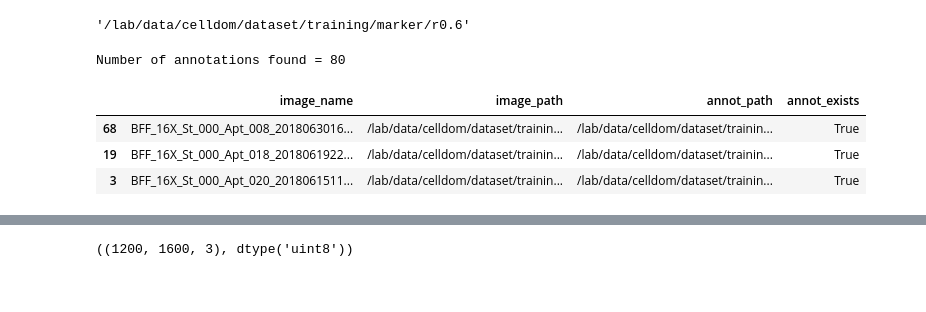
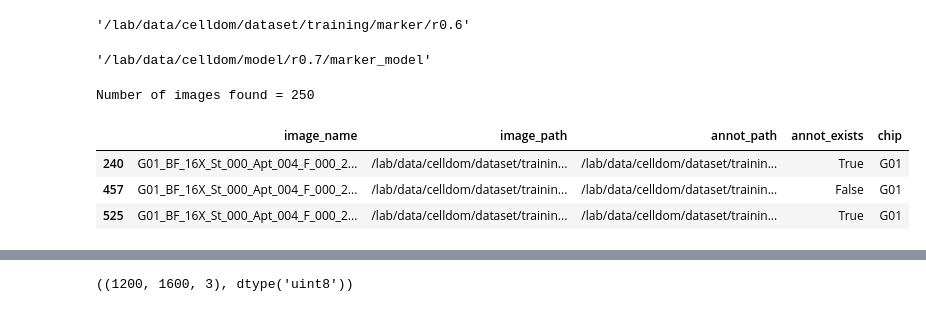
Before and after one commit to hammerlab/SmartCount, a Jupyter notebook: python/notebook/training/markers/marker_model_training.ipynb, the cells around one changed output, grey strips where cells are left out. Cells and saved outputs as stored; diff of their text form; code cells hidden in the pictures.

```diff
--- a/python/notebook/training/markers/marker_model_training.ipynb
+++ b/python/notebook/training/markers/marker_model_training.ipynb
@@ -35,13 +40,22 @@ Using TensorFlow backend.
 marker_data_dir
 # %% [output]
 '/lab/data/celldom/dataset/training/marker/r0.6'
+# %%
+model_dir
+# %% [output]
+'/lab/data/celldom/model/r0.7/marker_model'
 # %%
 images = dataset_utils.get_data_files(marker_data_dir, patterns=['*.tif'])
-print('Number of annotations found =', len(images))
+images['chip'] = images['image_name'].apply(lambda v: v.split('_')[0])
+
+#REMOVE
+images = images[images['chip'] == 'G01']
+
+print('Number of images found =', len(images))
 images[:3]
 # %% [output]
-Number of annotations found = 80
+Number of images found = 250
-|  | image_name | image_path | annot_path | annot_exists |
-| 68 | BFF_16X_St_000_Apt_008_2018063016... | /lab/data/celldom/dataset/trainin... | /lab/data/celldom/dataset/trainin... | True |
-| 19 | BFF_16X_St_000_Apt_018_2018061922... | /lab/data/celldom/dataset/trainin... | /lab/data/celldom/dataset/trainin... | True |
-| 3 | BFF_16X_St_000_Apt_020_2018061511... | /lab/data/celldom/dataset/trainin... | /lab/data/celldom/dataset/trainin... | True |
+|  | image_name | image_path | annot_path | annot_exists | chip |
+| 240 | G01_BF_16X_St_000_Apt_004_F_000_2... | /lab/data/celldom/dataset/trainin... | /lab/data/celldom/dataset/trainin... | True | G01 |
+| 457 | G01_BF_16X_St_000_Apt_004_F_000_2... | /lab/data/celldom/dataset/trainin... | /lab/data/celldom/dataset/trainin... | False | G01 |
+| 525 | G01_BF_16X_St_000_Apt_004_F_000_2... | /lab/data/celldom/dataset/trainin... | /lab/data/celldom/dataset/trainin... | True | G01 |
```
Also changed, not shown: parts of 30 cells of this notebook, 5 other files.
